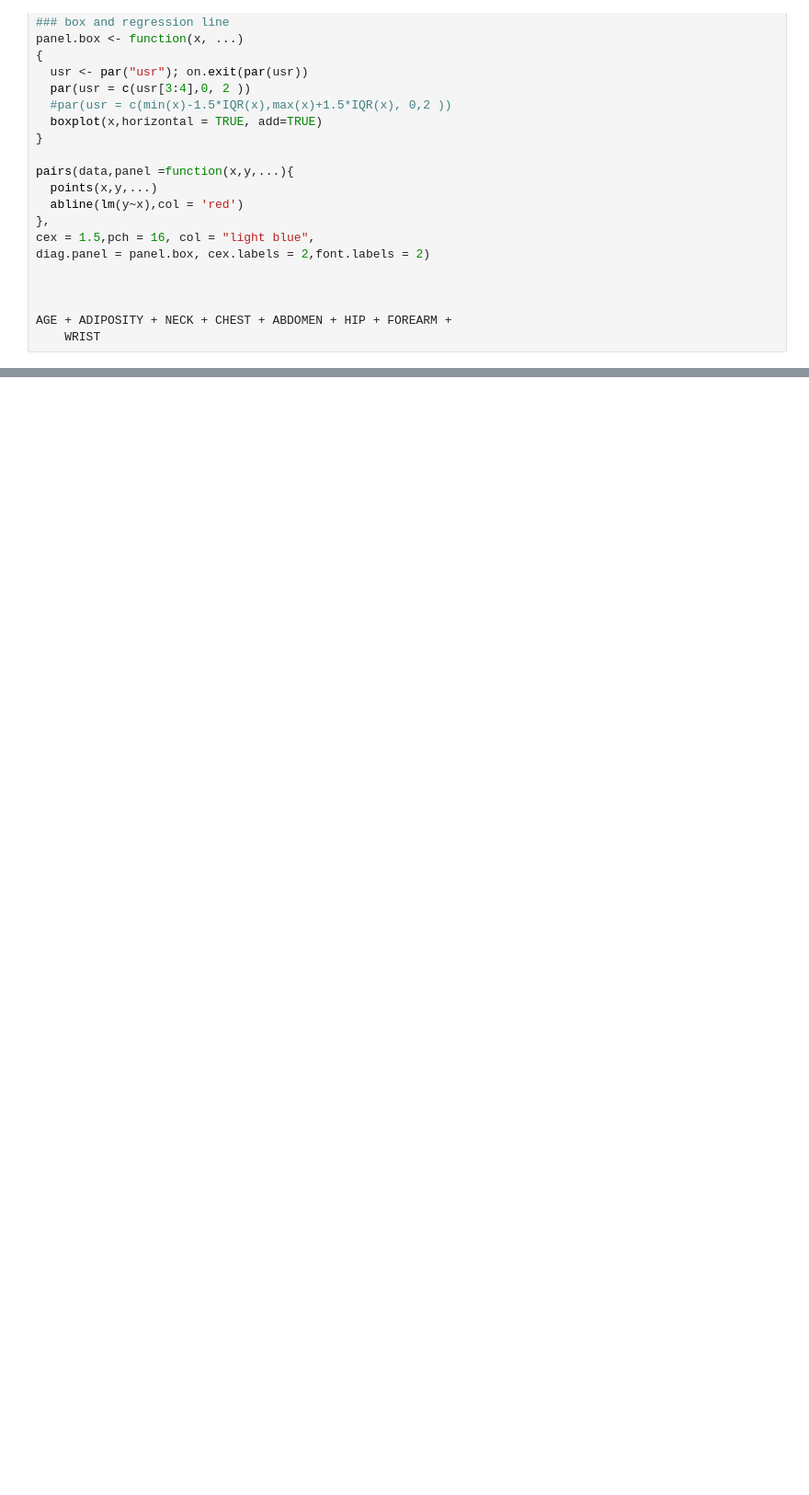
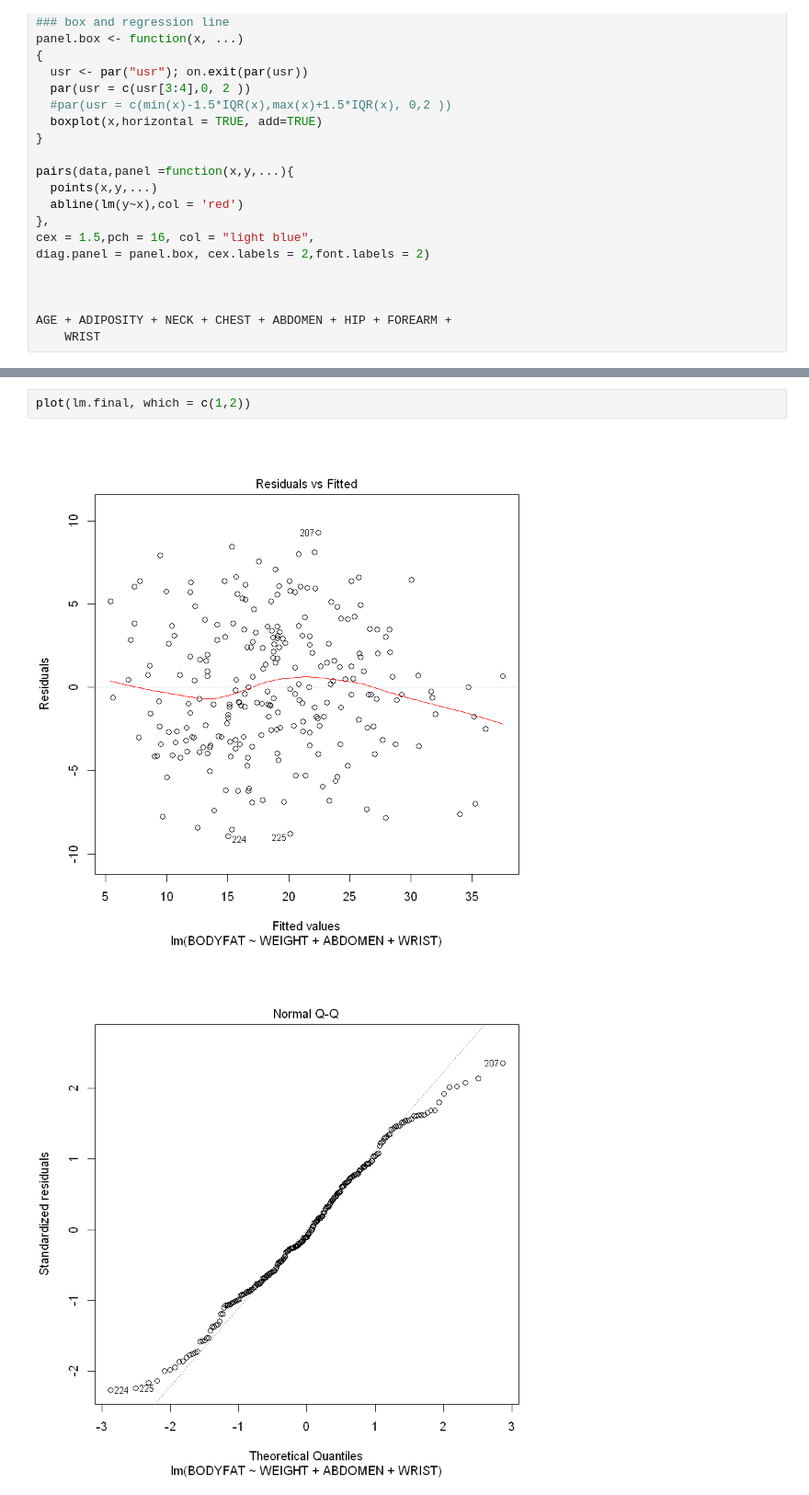
Before and after one commit to OliverXUZY/STAT628, a Jupyter notebook: STAT 628 Module 2.ipynb, the cells around one changed output, grey strips where cells are left out. Shown at 92% size. Saved outputs shown, nothing was run; the diff lists cells and outputs as text; blank space fills up the shorter version.

```diff
--- a/STAT 628 Module 2.ipynb
+++ b/STAT 628 Module 2.ipynb
@@ -314,0 +368,5 @@ AGE + ADIPOSITY + NECK + CHEST + ABDOMEN + HIP + FOREARM +
+# %%
+plot(lm.final, which = c(1,2))
+# %% [output]
+[figure, added]
+[figure, added]
```
Also changed, not shown: parts of 13 cells of this notebook.
